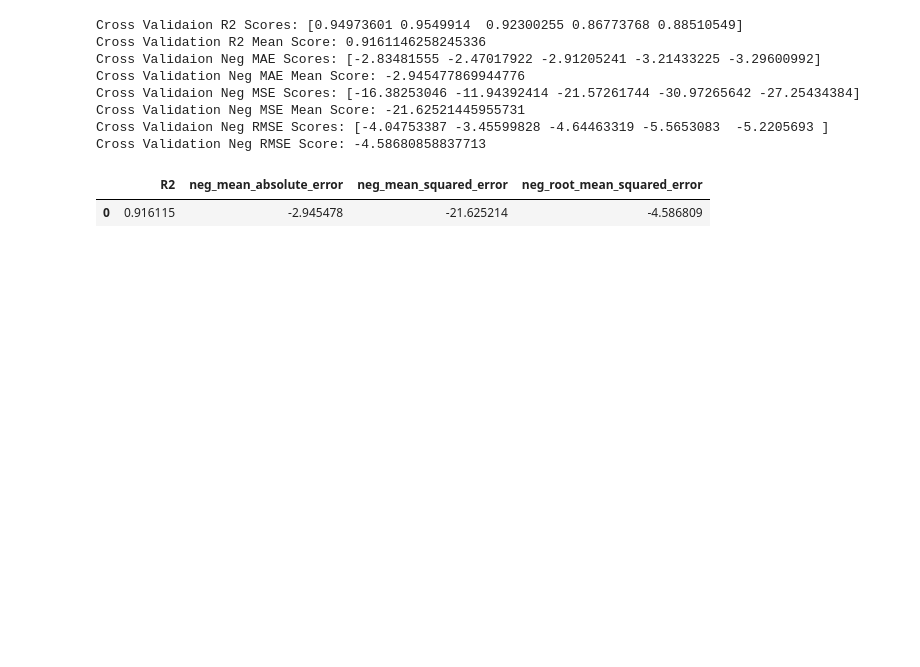
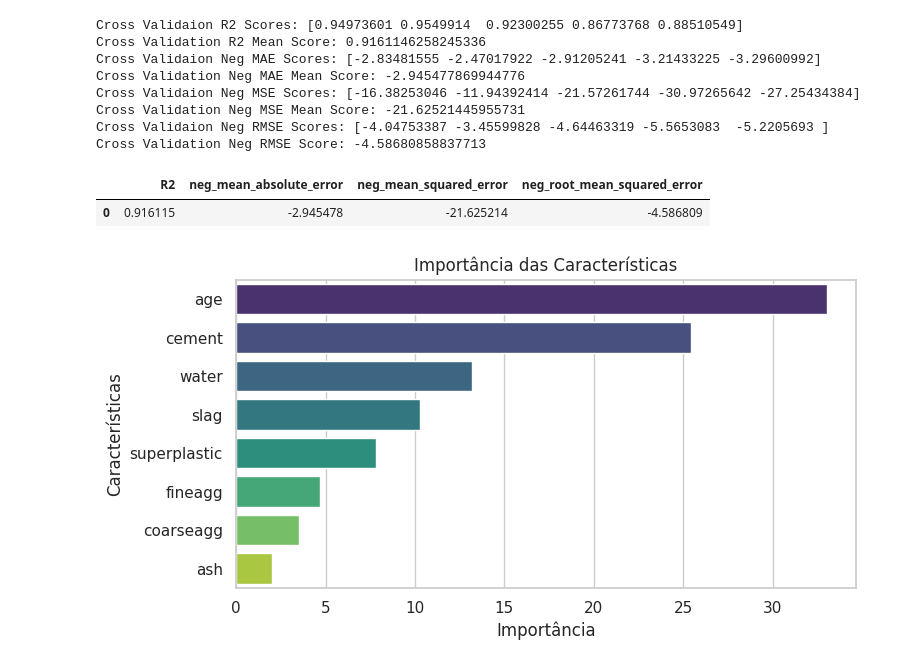
Before and after one commit to tataap/Projeto_Aplicado_XPE, a Jupyter notebook: PA_test.ipynb, the cells around one changed output. Saved outputs shown, nothing was run; the diff lists cells and outputs as text; code cells hidden in the pictures; blank space fills up the shorter version.

```diff
--- a/PA_test.ipynb
+++ b/PA_test.ipynb
@@ -530,3 +522,21 @@ cv_merics
 # %% [output]
 |  | R2 | neg_mean_absolute_error | neg_mean_squared_error | neg_root_mean_squared_error |
 | 0 | 0.916115 | -2.945478 | -21.625214 | -4.586809 |
+# %%
+sns.set(style="whitegrid")
+
+# Seu código para obter a importância das características
+feat_impt = pd.DataFrame(model.feature_importances_, index=X.columns, columns=['Importance'])
+
+# Ordenar as características pela importância
+feat_impt = feat_impt.sort_values(by='Importance', ascending=False)
+
+# Criar a visualização
+plt.figure(figsize=(8, 4))
+sns.barplot(x=feat_impt['Importance'], y=feat_impt.index, palette="viridis")
+plt.title('Importância das Características')
+plt.xlabel('Importância')
+plt.ylabel('Características')
+plt.show()
+# %% [output]
+[figure, added]
```
Also changed, not shown: parts of 7 cells of this notebook, 8 other files.
